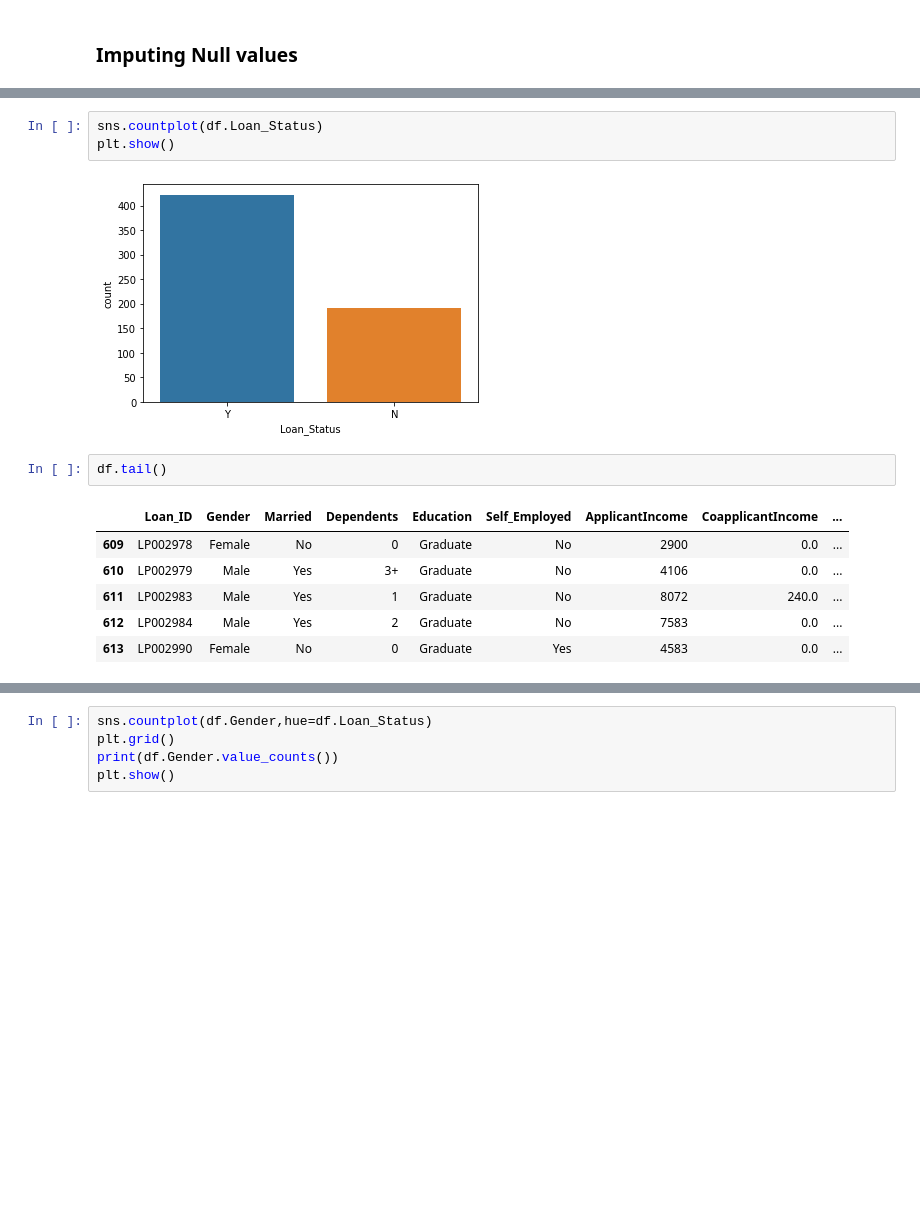
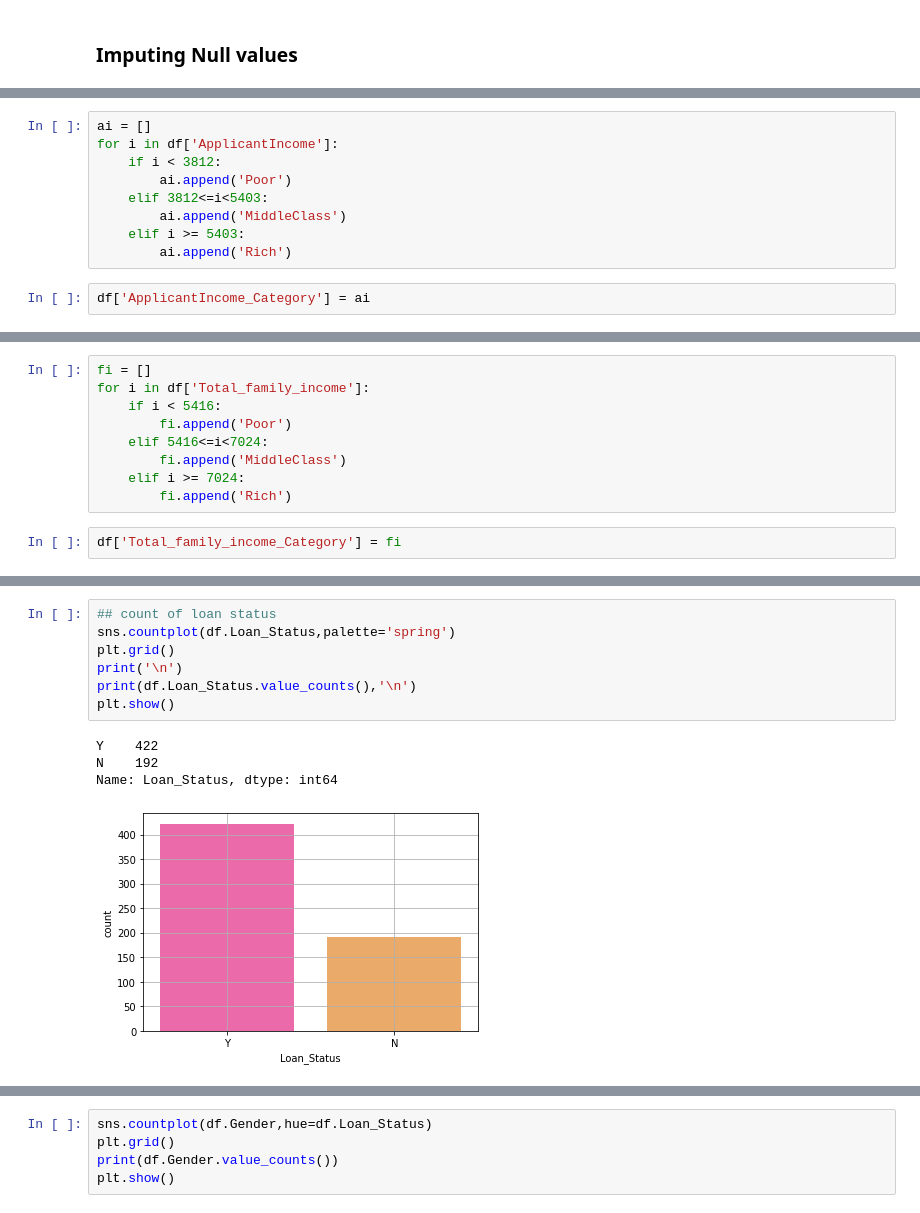
Before and after one commit to SharanDHONI/Loan-Apprval-prediction-AnalyticsVidhya, a Jupyter notebook: Loan.ipynb, the cells around one changed output, grey strips where cells are left out. Drawn from its saved outputs; the diff is of its cells as text; blank space fills up the shorter version.

```diff
--- a/Loan.ipynb
+++ b/Loan.ipynb
@@ -99,0 +191,11 @@ df.loc[(df.Dependents.notnull()) & (df.Married == 'No')]
+# %%
+ai = []
+for i in df['ApplicantIncome']:
+    if i < 3812:
+        ai.append('Poor')
+    elif 3812<=i<5403:
+        ai.append('MiddleClass')
+    elif i >= 5403:
+        ai.append('Rich')
+# %%
+df['ApplicantIncome_Category'] = ai
@@ -99,0 +209,11 @@ df.loc[(df.Dependents.notnull()) & (df.Married == 'No')]
+# %%
+fi = []
+for i in df['Total_family_income']:
+    if i < 5416:
+        fi.append('Poor')
+    elif 5416<=i<7024:
+        fi.append('MiddleClass')
+    elif i >= 7024:
+        fi.append('Rich')
+# %%
+df['Total_family_income_Category'] = fi
@@ -100,14 +327,12 @@ df.loc[(df.Dependents.notnull()) & (df.Married == 'No')]
 # %%
-sns.countplot(df.Loan_Status)
+## count of loan status
+sns.countplot(df.Loan_Status,palette='spring')
+plt.grid()
+print('\n')
+print(df.Loan_Status.value_counts(),'\n')
 plt.show()
 # %% [output]
+Y    422
+N    192
+Name: Loan_Status, dtype: int64
-[figure, old version]
+[figure, new version]
-# %%
-df.tail()
-# %% [output]
-|  | Loan_ID | Gender | Married | Dependents | Education | Self_Employed | ApplicantIncome | CoapplicantIncome | ... |
-| 609 | LP002978 | Female | No | 0 | Graduate | No | 2900 | 0.0 | ... |
-| 610 | LP002979 | Male | Yes | 3+ | Graduate | No | 4106 | 0.0 | ... |
-| 611 | LP002983 | Male | Yes | 1 | Graduate | No | 8072 | 240.0 | ... |
-| 612 | LP002984 | Male | Yes | 2 | Graduate | No | 7583 | 0.0 | ... |
-| 613 | LP002990 | Female | No | 0 | Graduate | Yes | 4583 | 0.0 | ... |
```
Also changed, not shown: parts of 54 cells of this notebook.
